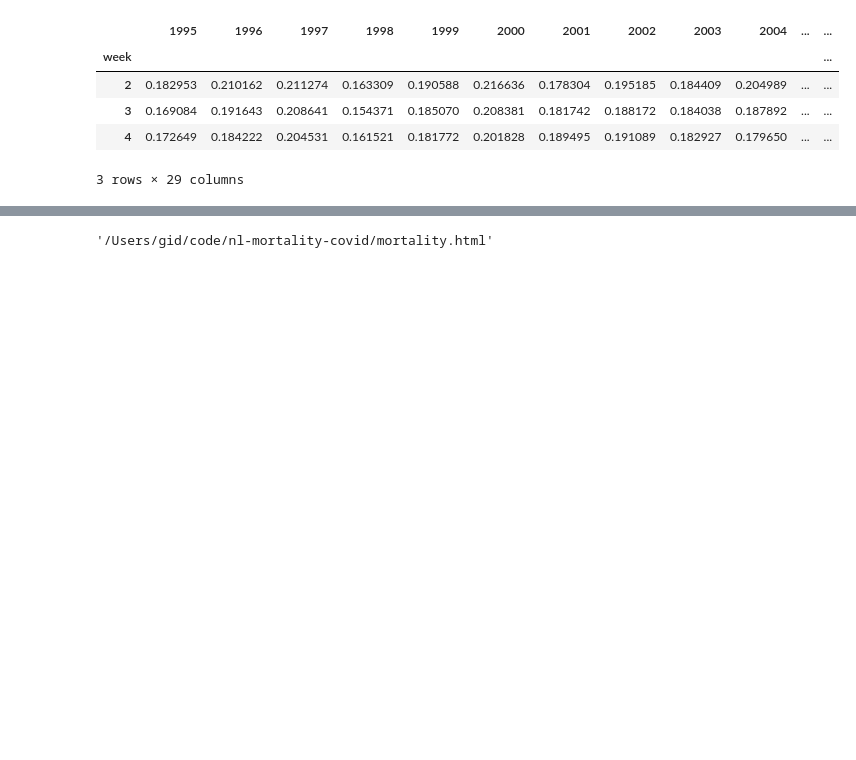
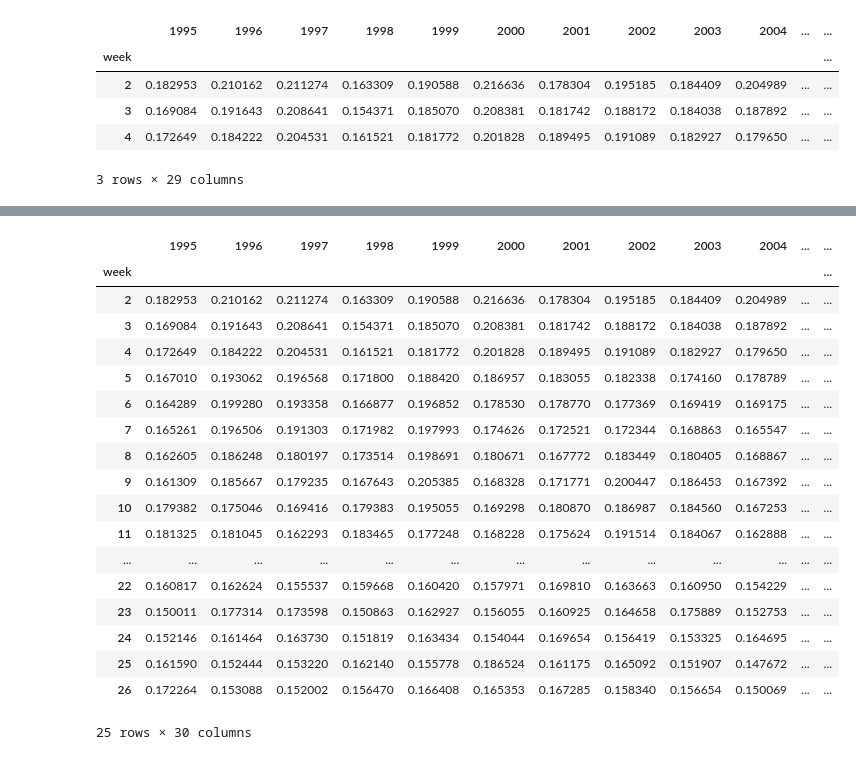
Before and after one commit to gidven/nl-mortality-covid, a Jupyter notebook: weekly-mortality.ipynb, the cells around one changed output, grey strips where cells are left out. Drawn from its saved outputs; the diff is of its cells as text; code cells hidden in the pictures; blank space fills up the shorter version.

Commit message:
add reported deaths

```diff
--- a/weekly-mortality.ipynb
+++ b/weekly-mortality.ipynb
@@ -151,0 +172,4 @@ plotdata.head(3)
+# %%
+cdw = cd.resample('W').sum()
+# %%
+cdw['total'] = cdw.new + cdw.known
@@ -151,0 +189,3 @@ plotdata.head(3)
+# %%
+cdw.index = [i.isocalendar()[1] for i in cdw.index]
+cdw.index.name = 'week'
@@ -151,0 +205,3 @@ plotdata.head(3)
+# %%
+for i in cdw.index[1:7]:
+    plotdata.loc[i, 'coronadeaths'] = (cdw.loc[i, 'total'] / merged.loc[1262, 'pop'] * 1000) + plotdata.loc[i, 'mn']
@@ -152,3 +228,25 @@ plotdata.head(3)
+# %%
+plotdata.head(25)
+# %% [output]
+|  | 1995 | 1996 | 1997 | 1998 | 1999 | 2000 | 2001 | 2002 | 2003 | 2004 | ... | ... |
+| week |  |  |  |  |  |  |  |  |  |  |  | ... |
+| 2 | 0.182953 | 0.210162 | 0.211274 | 0.163309 | 0.190588 | 0.216636 | 0.178304 | 0.195185 | 0.184409 | 0.204989 | ... | ... |
+| 3 | 0.169084 | 0.191643 | 0.208641 | 0.154371 | 0.185070 | 0.208381 | 0.181742 | 0.188172 | 0.184038 | 0.187892 | ... | ... |
+| 4 | 0.172649 | 0.184222 | 0.204531 | 0.161521 | 0.181772 | 0.201828 | 0.189495 | 0.191089 | 0.182927 | 0.179650 | ... | ... |
+| 5 | 0.167010 | 0.193062 | 0.196568 | 0.171800 | 0.188420 | 0.186957 | 0.183055 | 0.182338 | 0.174160 | 0.178789 | ... | ... |
+| 6 | 0.164289 | 0.199280 | 0.193358 | 0.166877 | 0.196852 | 0.178530 | 0.178770 | 0.177369 | 0.169419 | 0.169175 | ... | ... |
+| 7 | 0.165261 | 0.196506 | 0.191303 | 0.171982 | 0.197993 | 0.174626 | 0.172521 | 0.172344 | 0.168863 | 0.165547 | ... | ... |
+| 8 | 0.162605 | 0.186248 | 0.180197 | 0.173514 | 0.198691 | 0.180671 | 0.167772 | 0.183449 | 0.180405 | 0.168867 | ... | ... |
+| 9 | 0.161309 | 0.185667 | 0.179235 | 0.167643 | 0.205385 | 0.168328 | 0.171771 | 0.200447 | 0.186453 | 0.167392 | ... | ... |
+| 10 | 0.179382 | 0.175046 | 0.169416 | 0.179383 | 0.195055 | 0.169298 | 0.180870 | 0.186987 | 0.184560 | 0.167253 | ... | ... |
+| 11 | 0.181325 | 0.181045 | 0.162293 | 0.183465 | 0.177248 | 0.168228 | 0.175624 | 0.191514 | 0.184067 | 0.162888 | ... | ... |
+| ... | ... | ... | ... | ... | ... | ... | ... | ... | ... | ... | ... | ... |
+| 22 | 0.160817 | 0.162624 | 0.155537 | 0.159668 | 0.160420 | 0.157971 | 0.169810 | 0.163663 | 0.160950 | 0.154229 | ... | ... |
+| 23 | 0.150011 | 0.177314 | 0.173598 | 0.150863 | 0.162927 | 0.156055 | 0.160925 | 0.164658 | 0.175889 | 0.152753 | ... | ... |
+| 24 | 0.152146 | 0.161464 | 0.163730 | 0.151819 | 0.163434 | 0.154044 | 0.169654 | 0.156419 | 0.153325 | 0.164695 | ... | ... |
+| 25 | 0.161590 | 0.152444 | 0.153220 | 0.162140 | 0.155778 | 0.186524 | 0.161175 | 0.165092 | 0.151907 | 0.147672 | ... | ... |
+| 26 | 0.172264 | 0.153088 | 0.152002 | 0.156470 | 0.166408 | 0.165353 | 0.167285 | 0.158340 | 0.156654 | 0.150069 | ... | ... |
+25 rows × 30 columns
 # %%
 from bokeh.plotting import figure, output_file, save
 from bokeh.models import Span, Label, Title
@@ -267,6 +365,13 @@ fig.line(
     legend_label='2020 (COVID-19 outbreak)'
 )
 
+fig.line(
+    x=plotdata.index,
+    y=plotdata['coronadeaths'],
+    line_color='orange',
+    line_alpha=1,
+    line_width=3,
+    legend_label='Avg + reported COVID-19 deaths'
+)
+
 save(fig)
-# %% [output]
-'/Users/gid/code/nl-mortality-covid/mortality.html'
```
Also changed, not shown: parts of 8 cells of this notebook, 4 other files.
